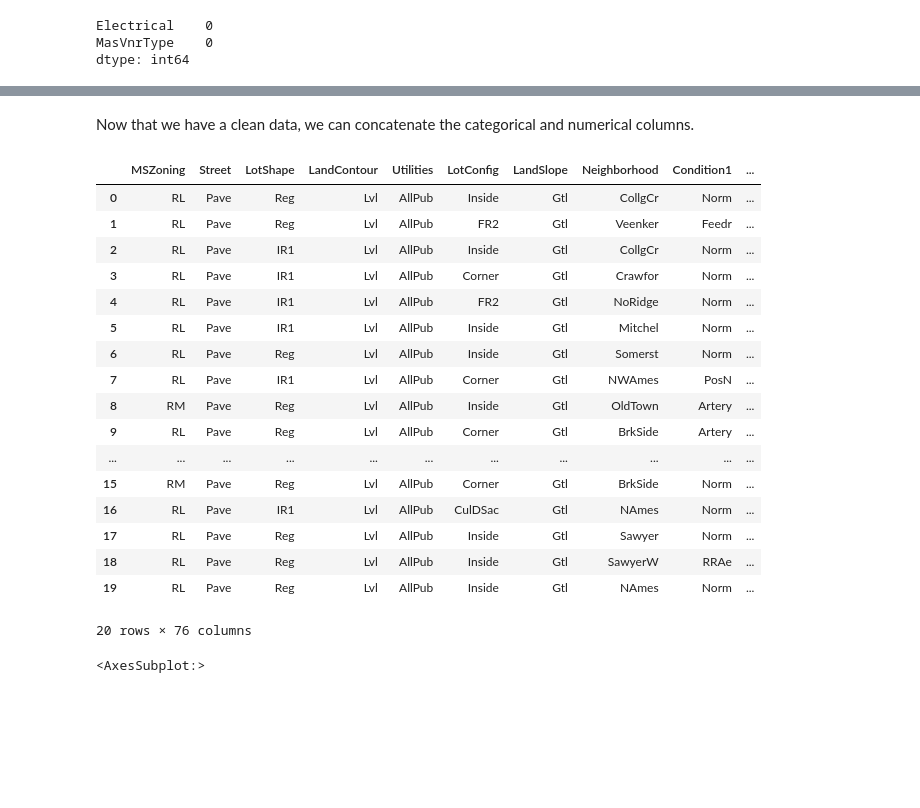
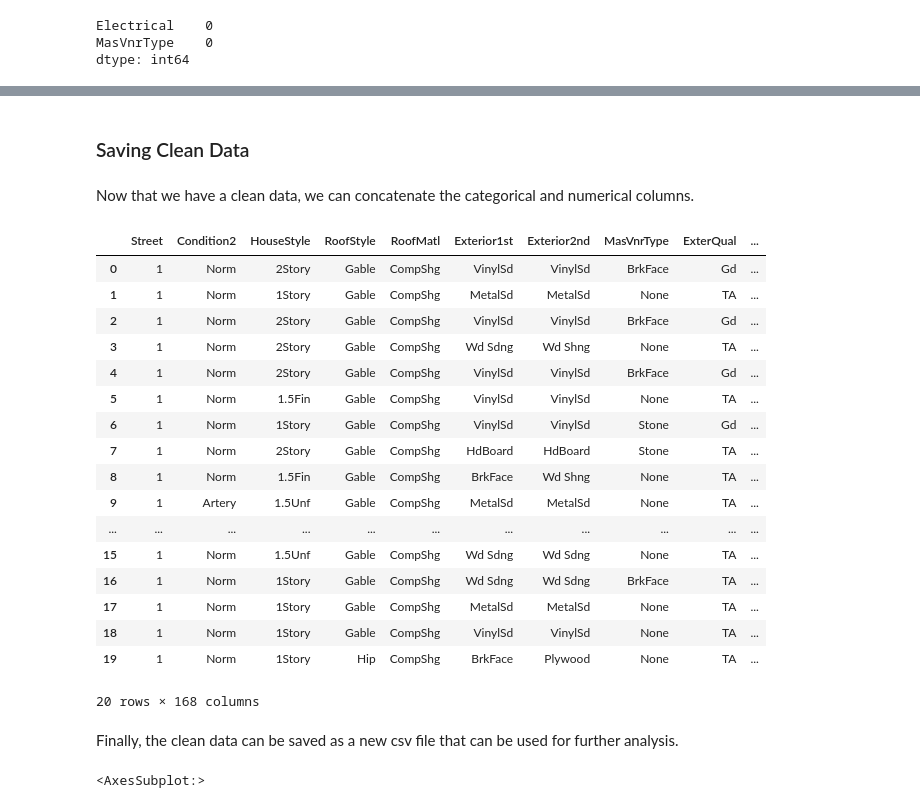
Before and after one commit to VictoriaS7/Springboard, a Jupyter notebook: House Prices Data Wrangling.ipynb, the cells around one changed output, grey strips where cells are left out. Drawn from its saved outputs; the diff is of its cells as text; code cells hidden in the pictures; blank space fills up the shorter version.

Commit message:
categorical data changes

```diff
--- a/House Prices Data Wrangling.ipynb
+++ b/House Prices Data Wrangling.ipynb
@@ -192,0 +237,6 @@ dtype: int64
+# %%
+majority_none_garage_bsmt_columns = ['PoolQC','MiscFeature','Alley','Fence','FireplaceQu',
+                                     'GarageCond','GarageQual','GarageFinish','GarageType',
+                                     'BsmtFinType2','BsmtExposure','BsmtFinType1','BsmtCond',
+                                     'BsmtQual']
+data_categorical[majority_none_garage_bsmt_columns] = data_categorical[majority_none_garage_bsmt_columns].fillna('None')
@@ -291,0 +288,6 @@ dtype: int64
+# %%
+data_categorical_dummies = ['MSZoning','Alley','LotShape','LandContour','Utilities','LotConfig',
+                            'LandSlope','Neighborhood','Condition1','BldgType', 'GarageType',
+                            'Heating','Electrical','MiscFeature','SaleType','SaleCondition']
+data_categorical = pd.concat([data_categorical,
+                              pd.get_dummies(data_categorical[data_categorical_dummies])], axis=1)
@@ -291,0 +314,4 @@ dtype: int64
+# %%
+# Dropping the original nominal categorical features columns
+data_categorical = data_categorical.drop(data_categorical[data_categorical_dummies], axis=1)
+data_categorical.head()
@@ -291,0 +338,5 @@ dtype: int64
+# %%
+data_categorical['Street'] = data_categorical['Street'].replace({'Pave':1, 'Grvl':0})
+data_categorical['CentralAir'] = data_categorical['CentralAir'].replace({'Y':1, 'N':0})
+
+data_categorical_binary.head()
@@ -292,25 +360,29 @@ dtype: int64
+# %% [markdown]
+### Saving Clean Data
 # %% [markdown]
 Now that we have a clean data, we can concatenate the categorical and numerical columns.
 # %%
-data_clean = pd.concat([data_categorical, data_numerical], axis=1, sort=False)
+data_clean = pd.concat([data_categorical, data_numerical], axis=1)
 data_clean.head(20)
 # %% [output]
-|  | MSZoning | Street | LotShape | LandContour | Utilities | LotConfig | LandSlope | Neighborhood | Condition1 | ... |
-| 0 | RL | Pave | Reg | Lvl | AllPub | Inside | Gtl | CollgCr | Norm | ... |
-| 1 | RL | Pave | Reg | Lvl | AllPub | FR2 | Gtl | Veenker | Feedr | ... |
-| 2 | RL | Pave | IR1 | Lvl | AllPub | Inside | Gtl | CollgCr | Norm | ... |
-| 3 | RL | Pave | IR1 | Lvl | AllPub | Corner | Gtl | Crawfor | Norm | ... |
-| 4 | RL | Pave | IR1 | Lvl | AllPub | FR2 | Gtl | NoRidge | Norm | ... |
-| 5 | RL | Pave | IR1 | Lvl | AllPub | Inside | Gtl | Mitchel | Norm | ... |
-| 6 | RL | Pave | Reg | Lvl | AllPub | Inside | Gtl | Somerst | Norm | ... |
-| 7 | RL | Pave | IR1 | Lvl | AllPub | Corner | Gtl | NWAmes | PosN | ... |
-| 8 | RM | Pave | Reg | Lvl | AllPub | Inside | Gtl | OldTown | Artery | ... |
-| 9 | RL | Pave | Reg | Lvl | AllPub | Corner | Gtl | BrkSide | Artery | ... |
+|  | Street | Condition2 | HouseStyle | RoofStyle | RoofMatl | Exterior1st | Exterior2nd | MasVnrType | ExterQual | ... |
+| 0 | 1 | Norm | 2Story | Gable | CompShg | VinylSd | VinylSd | BrkFace | Gd | ... |
+| 1 | 1 | Norm | 1Story | Gable | CompShg | MetalSd | MetalSd | None | TA | ... |
+| 2 | 1 | Norm | 2Story | Gable | CompShg | VinylSd | VinylSd | BrkFace | Gd | ... |
+| 3 | 1 | Norm | 2Story | Gable | CompShg | Wd Sdng | Wd Shng | None | TA | ... |
+| 4 | 1 | Norm | 2Story | Gable | CompShg | VinylSd | VinylSd | BrkFace | Gd | ... |
+| 5 | 1 | Norm | 1.5Fin | Gable | CompShg | VinylSd | VinylSd | None | TA | ... |
+| 6 | 1 | Norm | 1Story | Gable | CompShg | VinylSd | VinylSd | Stone | Gd | ... |
+| 7 | 1 | Norm | 2Story | Gable | CompShg | HdBoard | HdBoard | Stone | TA | ... |
+| 8 | 1 | Norm | 1.5Fin | Gable | CompShg | BrkFace | Wd Shng | None | TA | ... |
+| 9 | 1 | Artery | 1.5Unf | Gable | CompShg | MetalSd | MetalSd | None | TA | ... |
 | ... | ... | ... | ... | ... | ... | ... | ... | ... | ... | ... |
-| 15 | RM | Pave | Reg | Lvl | AllPub | Corner | Gtl | BrkSide | Norm | ... |
-| 16 | RL | Pave | IR1 | Lvl | AllPub | CulDSac | Gtl | NAmes | Norm | ... |
-| 17 | RL | Pave | Reg | Lvl | AllPub | Inside | Gtl | Sawyer | Norm | ... |
-| 18 | RL | Pave | Reg | Lvl | AllPub | Inside | Gtl | SawyerW | RRAe | ... |
-| 19 | RL | Pave | Reg | Lvl | AllPub | Inside | Gtl | NAmes | Norm | ... |
+| 15 | 1 | Norm | 1.5Unf | Gable | CompShg | Wd Sdng | Wd Sdng | None | TA | ... |
+| 16 | 1 | Norm | 1Story | Gable | CompShg | Wd Sdng | Wd Sdng | BrkFace | TA | ... |
+| 17 | 1 | Norm | 1Story | Gable | CompShg | MetalSd | MetalSd | None | TA | ... |
+| 18 | 1 | Norm | 1Story | Gable | CompShg | VinylSd | VinylSd | None | TA | ... |
+| 19 | 1 | Norm | 1Story | Hip | CompShg | BrkFace | Plywood | None | TA | ... |
-20 rows × 76 columns
+20 rows × 168 columns
+# %% [markdown]
+Finally, the clean data can be saved as a new csv file that can be used for further analysis.
 # %%
```
Also changed, not shown: parts of 60 cells of this notebook.
